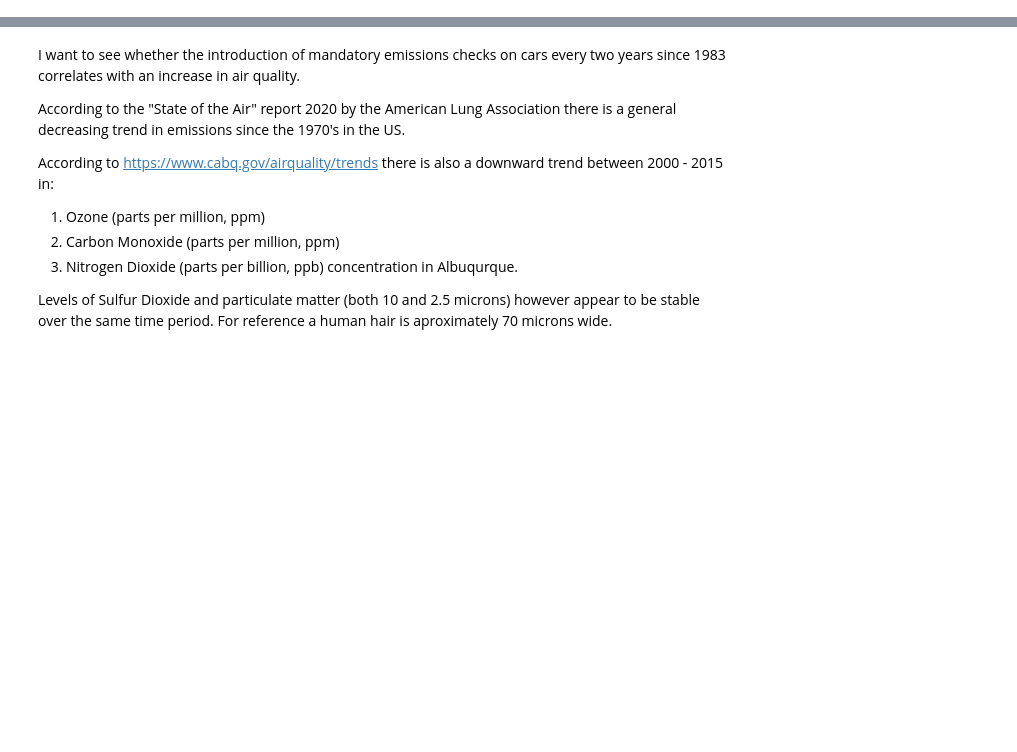
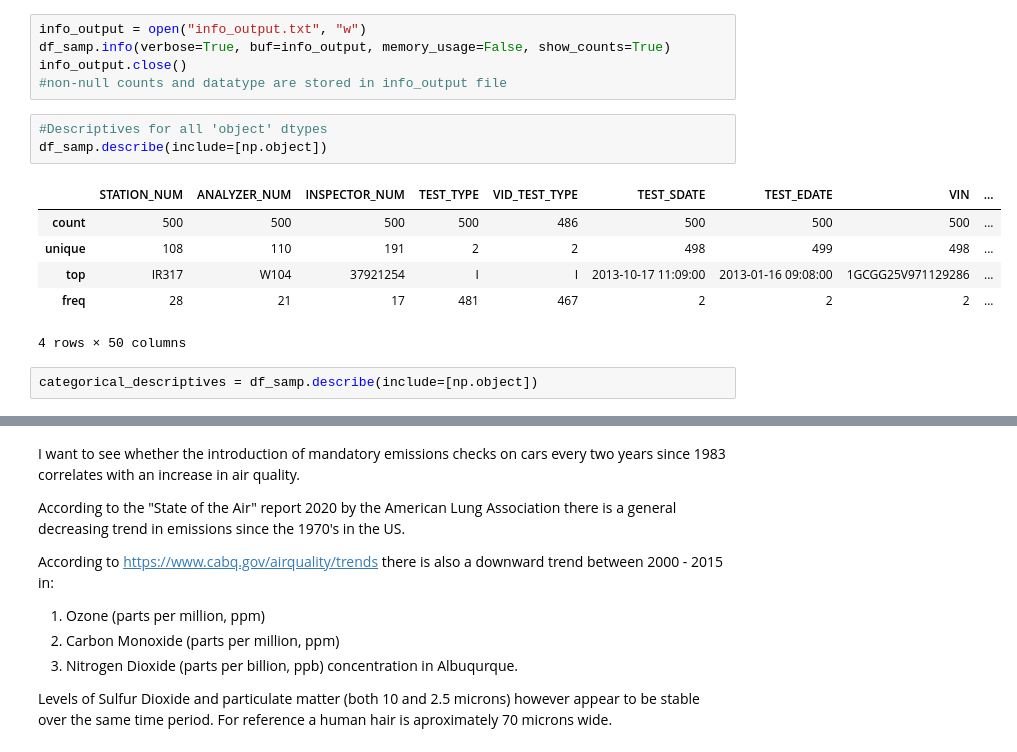
Before and after one commit to hanbo-e/wimlds_emissions, a Jupyter notebook: data_exploration_eeva.ipynb, the cells around one changed output, grey strips where cells are left out. Saved outputs shown, nothing was run; the diff lists cells and outputs as text; blank space fills up the shorter version.

```diff
--- a/data_exploration_eeva.ipynb
+++ b/data_exploration_eeva.ipynb
@@ -17,0 +82,17 @@ Data is entered by emissions inspectors.
+# %%
+info_output = open("info_output.txt", "w")
+df_samp.info(verbose=True, buf=info_output, memory_usage=False, show_counts=True)
+info_output.close()
+#non-null counts and datatype are stored in info_output file
+# %%
+#Descriptives for all 'object' dtypes
+df_samp.describe(include=[np.object])
+# %% [output]
+|  | STATION_NUM | ANALYZER_NUM | INSPECTOR_NUM | TEST_TYPE | VID_TEST_TYPE | TEST_SDATE | TEST_EDATE | VIN | ... |
+| count | 500 | 500 | 500 | 500 | 486 | 500 | 500 | 500 | ... |
+| unique | 108 | 110 | 191 | 2 | 2 | 498 | 499 | 498 | ... |
+| top | IR317 | W104 | 37921254 | I | I | 2013-10-17 11:09:00 | 2013-01-16 09:08:00 | 1GCGG25V971129286 | ... |
+| freq | 28 | 21 | 17 | 481 | 467 | 2 | 2 | 2 | ... |
+4 rows × 50 columns
+# %%
+categorical_descriptives = df_samp.describe(include=[np.object])
```
Also changed, not shown: parts of 10 cells of this notebook.
